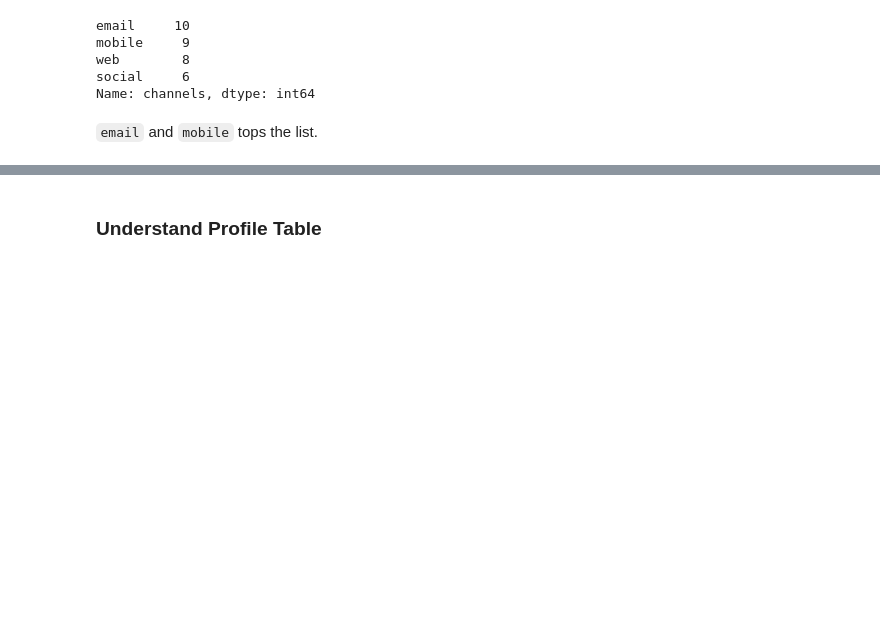
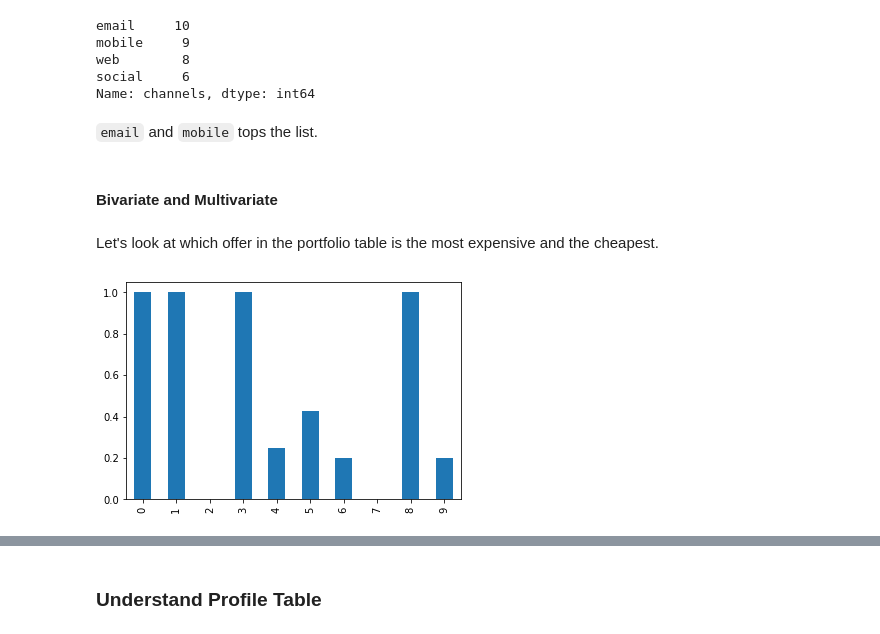
Before and after one commit to netxph/sb-capstone, a Jupyter notebook: notebooks/02 - Exploratory Data Analysis.ipynb, the cells around one changed output, grey strips where cells are left out. Drawn from its saved outputs; the diff is of its cells as text; code cells hidden in the pictures; blank space fills up the shorter version.

Commit message:
multi variate analysis profile

```diff
--- a/notebooks/02 - Exploratory Data Analysis.ipynb
+++ b/notebooks/02 - Exploratory Data Analysis.ipynb
@@ -144,3 +140,14 @@ social     6
 Name: channels, dtype: int64
 # %% [markdown]
 `email` and `mobile` tops the list.
+# %% [markdown]
+#### Bivariate and Multivariate
+# %% [markdown]
+Let's look at which offer in the portfolio table is the most expensive and the cheapest.
+# %%
+portfolio_price = portfolio.copy()
+
+portfolio_price["reward_pct"] = (portfolio_price.reward/portfolio_price.difficulty).fillna(0)
+portfolio_price.reward_pct.plot(kind="bar");
+# %% [output]
+[figure, added]
```
Also changed, not shown: parts of 32 cells of this notebook, 3 other files.
